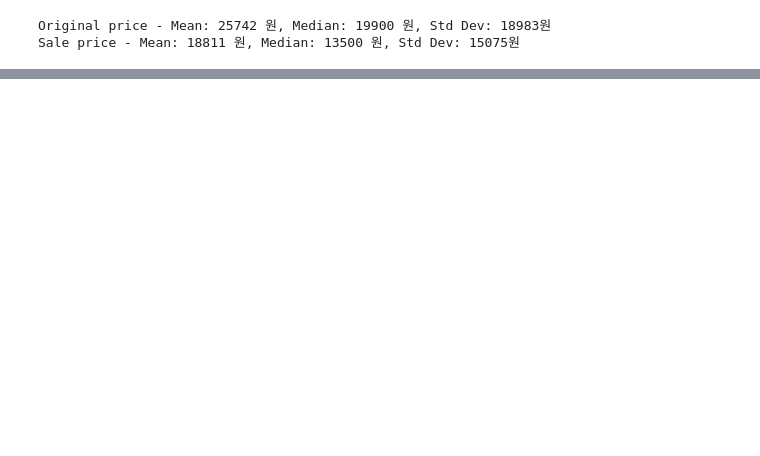
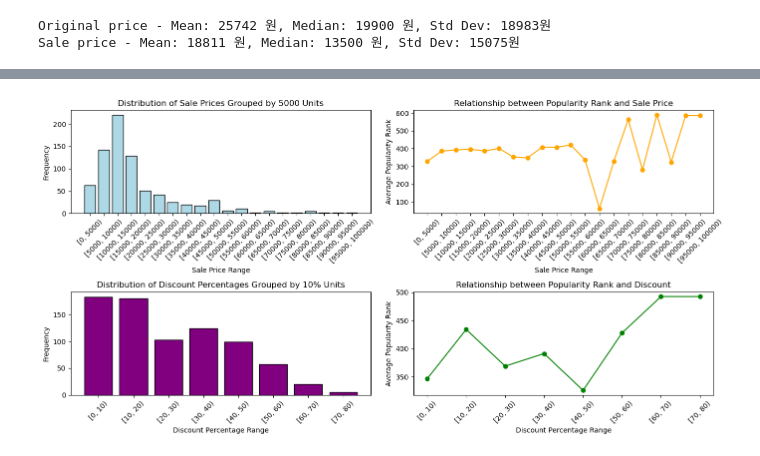
Before and after one commit to jimin0/SWP_HW, a Jupyter notebook: coupang_visualization.ipynb, the cells around one changed output, grey strips where cells are left out. Saved outputs shown, nothing was run; the diff lists cells and outputs as text; code cells hidden in the pictures; blank space fills up the shorter version.

```diff
--- a/coupang_visualization.ipynb
+++ b/coupang_visualization.ipynb
@@ -50,3 +39,11 @@ max              73.000000            1.000000      12.000000
 | 2 | 초등 미니 논술 일력 365 | 19800 | 17820 | 100 | 18 | 서사원주니어 | 10 | ... |
 | 3 | 락피도 철분 키즈 | 37000 | 16540 | 100 | 2905 | 90g, 1개 | 55 | ... |
 | 4 | 아토팜 판테놀 유아 크림 | 47000 | 24110 | 100 | 740 | 100ml, 1개 | 48 | ... |
+# %%
+# Assuming 'df' is your pandas DataFrame after loading coupang_baby_preprocessed.csv
+data['review_rank'] = data['total_reviews'].rank(ascending=False, method='min')
+
+# This will sort the DataFrame based on the new 'review_rank' column
+data.sort_values(by='review_rank', inplace=True)
+data.reset_index(drop=True, inplace=True)
+data.head()
@@ -116,3 +84,58 @@ plt.show()
+# %%
+# Load the dataset
+# Preprocessing for grouping by sale price
+groupby_sale_price_bins = range(0, int(data['sale_price'].max()) + 5000, 5000)
+data['groupby_sale_price'] = pd.cut(data['sale_price'], bins=groupby_sale_price_bins, right=False)
+groupby_sale_price_frequency = data['groupby_sale_price'].value_counts().sort_index()
+
+# Preprocessing for grouping by discount
+discount_bins = range(0, int(data['discount_percentage'].max()) + 10, 10)
+data['discount_group'] = pd.cut(data['discount_percentage'], bins=discount_bins, right=False)
+discount_group_frequency = data['discount_group'].value_counts().sort_index()
+
+# Preprocessing for relationship between popularity (total_reviews) and sale price
+data['review_rank'] = data['total_reviews'].rank(ascending=False, method='min')
+popularity_sale_price_relation = data.groupby('groupby_sale_price')['review_rank'].mean().sort_index()
+
+# Preprocessing for relationship between popularity (total_reviews) and discount
+popularity_discount_relation = data.groupby('discount_group')['review_rank'].mean().sort_index()
+
+# Plotting the four graphs in a 2x2 layout
+fig, axs = plt.subplots(2, 2, figsize=(14, 7))
+
+# Distribution of Sale Prices Grouped by 5000 Units
+axs[0, 0].bar(groupby_sale_price_frequency.index.astype(str), groupby_sale_price_frequency.values, color='lightblue', edgecolor='black')
+axs[0, 0].set_title('Distribution of Sale Prices Grouped by 5000 Units')
+axs[0, 0].set_xlabel('Sale Price Range')
+axs[0, 0].set_ylabel('Frequency')
+axs[0, 0].tick_params(axis='x', rotation=45)
+
+# Relationship between Popularity Rank and Sale Price
+axs[0, 1].plot(popularity_sale_price_relation.index.astype(str), popularity_sale_price_relation.values, marker='o', linestyle='-', color='orange')
+axs[0, 1].set_title('Relationship between Popularity Rank and Sale Price')
+axs[0, 1].set_xlabel('Sale Price Range')
+axs[0, 1].set_ylabel('Average Popularity Rank')
+axs[0, 1].tick_params(axis='x', rotation=45)
+
+# Distribution of Discount Percentages Grouped by 10% Units
+axs[1, 0].bar(discount_group_frequency.index.astype(str), discount_group_frequency.values, color='purple', edgecolor='black')
+axs[1, 0].set_title('Distribution of Discount Percentages Grouped by 10% Units')
+axs[1, 0].set_xlabel('Discount Percentage Range')
+axs[1, 0].set_ylabel('Frequency')
+axs[1, 0].tick_params(axis='x', rotation=45)
+
+# Relationship between Popularity Rank and Discount
+axs[1, 1].plot(popularity_discount_relation.index.astype(str), popularity_discount_relation.values, marker='o', linestyle='-', color='green')
+axs[1, 1].set_title('Relationship between Popularity Rank and Discount')
+axs[1, 1].set_xlabel('Discount Percentage Range')
+axs[1, 1].set_ylabel('Average Popularity Rank')
+axs[1, 1].tick_params(axis='x', rotation=45)
+
+# Adjust the layout and display the plots
+plt.tight_layout()
+plt.show()
+# %% [output]
+[figure, added]
 # %%
 # Sorting the dataframe by 'total_reviews' in descending order to see the most popular items first
 df_sorted_by_reviews = data.sort_values(by='total_reviews', ascending=False).reset_index(drop=True)
```
Also changed, not shown: parts of 10 cells of this notebook.
